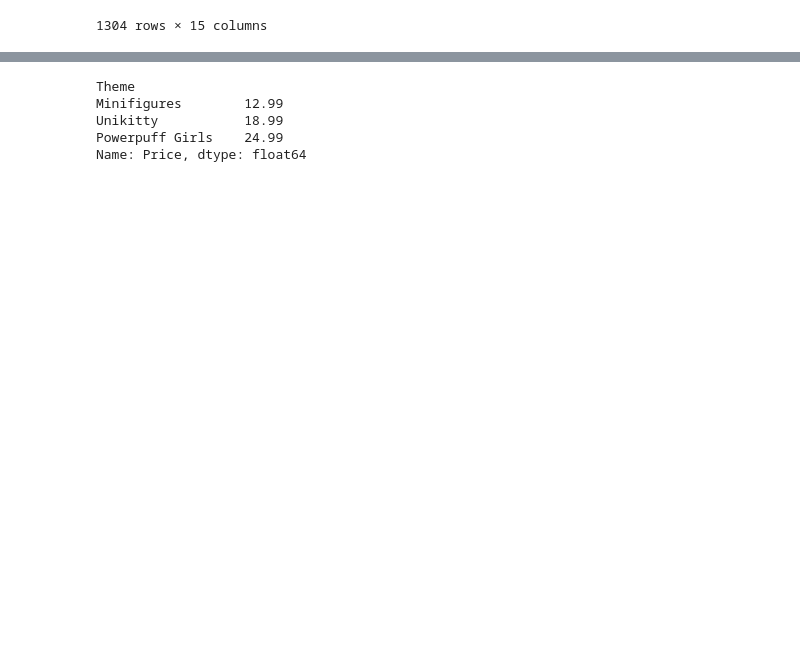
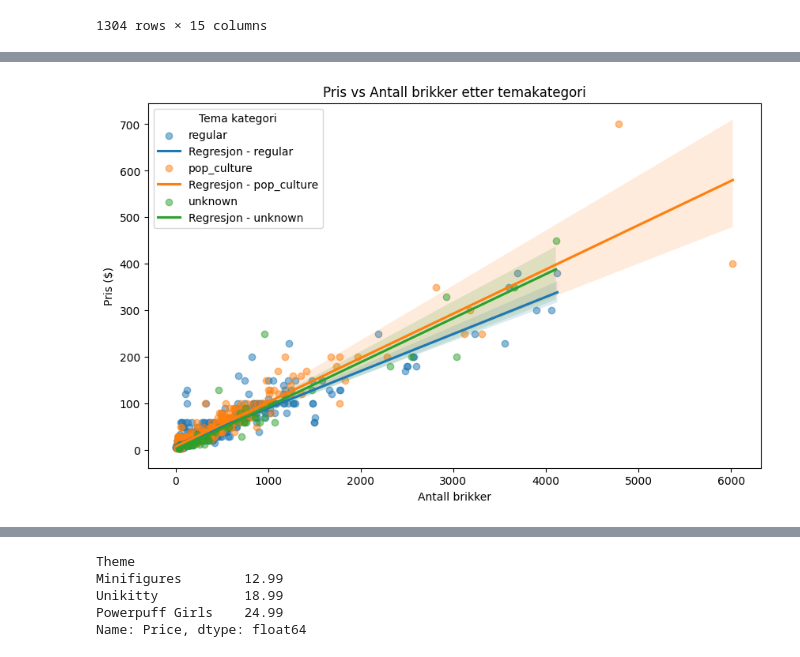
Before and after one commit to christianstensoe/ISTT1003-prosjekt-16, a Jupyter notebook: oppg1.ipynb, the cells around one changed output, grey strips where cells are left out. Cells and saved outputs as stored; diff of their text form; code cells hidden in the pictures; blank space fills up the shorter version.

```diff
--- a/oppg1.ipynb
+++ b/oppg1.ipynb
@@ -69,3 +96,85 @@ df2
 # %%
-print(df2.mean(numeric_only = True))
+
+
+# Steg 1: Bli kjent med dataene
+# Plott pris mot antall brikker for hver kategori
+# Plott med regresjonslinjer
+plt.figure(figsize=(10, 6))
+
+# Bruk regplot for hver kategori - dette legger til både regresjonslinje og konfidensintervall
+for category in df2['theme_category'].unique():
+    subset = df2[df2['theme_category'] == category]
+    sns.regplot(data=subset, x='Pieces', y='Price',
+                scatter_kws={'alpha':0.5},
+                label=category,
+                line_kws={'label': f'Regresjon - {category}'})
+
+plt.title('Pris vs Antall brikker etter temakategori')
+plt.xlabel('Antall brikker')
+plt.ylabel('Pris ($)')
+plt.legend(title='Tema kategori')
+plt.show()
+
+# Print stigningstall og R² for hver kategori
+print("\nStatistikk for hver kategori:")
+for category in df2['theme_category'].unique():
+    subset = df2[df2['theme_category'] == category]
+    model = sm.OLS(subset['Price'], sm.add_constant(subset['Pieces'])).fit()
+    print(f"\n{category}:")
+    print(f"Stigningstall: {model.params[1]:.4f} $/brikke")
+    print(f"R²: {model.rsquared:.4f}")
+    print(f"95% konfidensintervall for stigningstallet: [{model.conf_int().iloc[1,0]:.4f}, {model.conf_int().iloc[1,1]:.4f}]")
+
+# Boksplott av pris for hver kategori
+plt.figure(figsize=(8, 6))
+sns.boxplot(data=df2, x='theme_category', y='Price')
+plt.title('Prisfordeling etter temakategori')
+plt.xticks(rotation=45)
+plt.show()
+
+# Beskrivende statistikk
+print("\nBeskrivende statistikk for hver kategori:")
+print(df2.groupby('theme_category')['Price'].describe())
+
+# Steg 2-3: Spesifiser og tilpass modellene
+
+# Model 1: Basismodell
+model1 = smf.ols('Price ~ Pieces + C(theme_category)', data=df2).fit()
+
+# Model 2: Interaksjonsmodell
+model2 = smf.ols('Price ~ Pieces + C(theme_category) + Pieces:C(theme_category) + Unique_Pieces + Pages', data=df2).fit()
+
+# Model 3: Utvidet modell
+model3 = smf.ols('Price ~ Pieces + C(theme_category) + Unique_Pieces + Pages', data=df2).fit()
+
+# Steg 4: Presenter resultater
+# print("\nModel 1 - Basismodell:")
+# print(model1.summary())
+
+print("\nModel 2 - Interaksjonsmodell:")
+print(model2.summary())
+
+# print("\nModel 3 - Utvidet modell:")
+# print(model3.summary())
+
+# Steg 5: Evaluer modellene
+
+# Plott residualer mot predikerte verdier for beste modell (basert på justert R2)
+best_model = model2  # Vi velger modell 3 basert på justert R2
+
+# Residualplott
+plt.figure(figsize=(10, 6))
+sns.scatterplot(x=best_model.fittedvalues, y=best_model.resid)
+plt.axhline(y=0, color='r', linestyle='--')
+plt.title('Residualer mot predikerte verdier')
+plt.xlabel('Predikerte verdier')
+plt.ylabel('Residualer')
+plt.show()
+
+# QQ-plott
+plt.figure(figsize=(10, 6))
+sm.graphics.qqplot(best_model.resid, line='45', fit=True)
+plt.title('Q-Q plott av residualer')
+plt.show()
 # %% [output]
+[figure, added]
```
Also changed, not shown: parts of 10 cells of this notebook, 1 other file.
